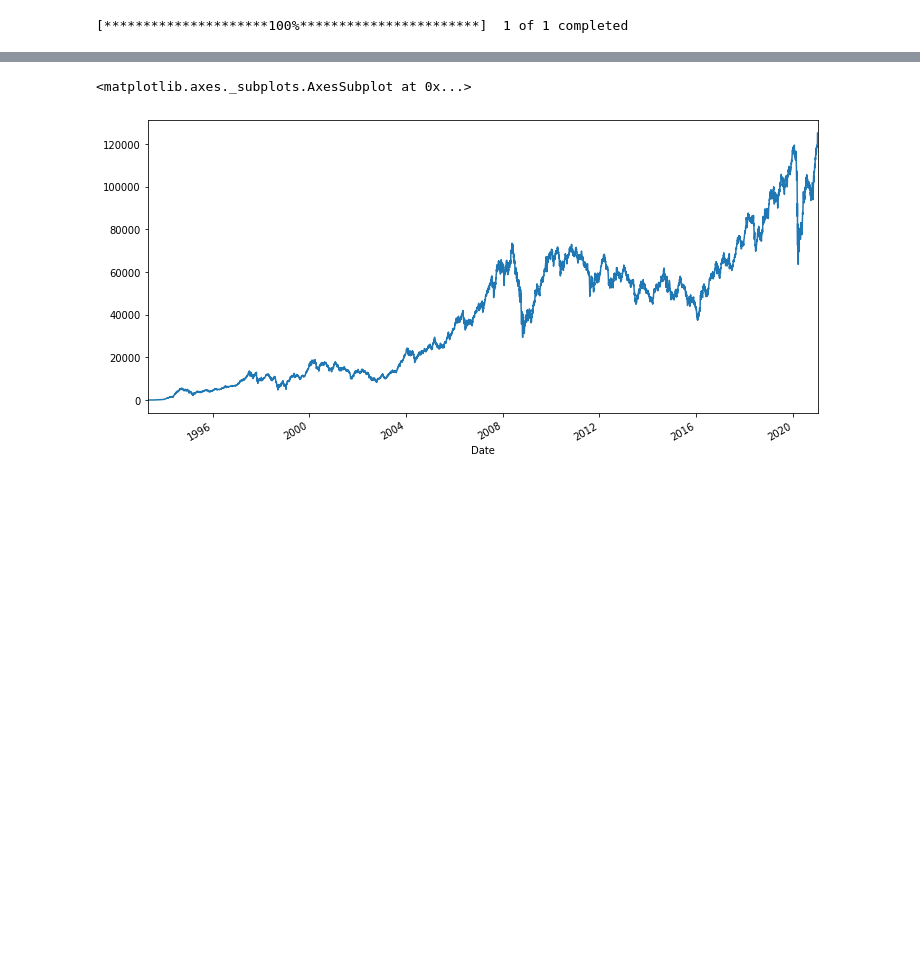
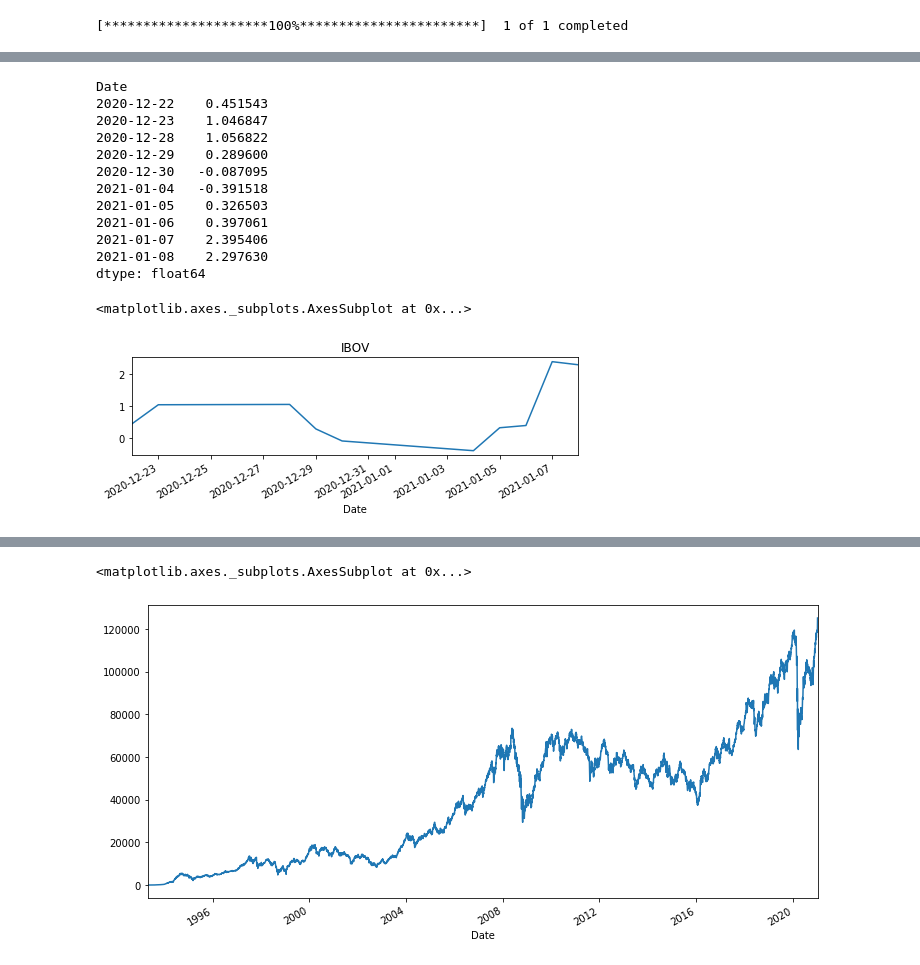
Before and after one commit to kioolz/Kioolz-World, a Jupyter notebook: IBOV.ipynb, the cells around one changed output, grey strips where cells are left out. Saved outputs shown, nothing was run; the diff lists cells and outputs as text; code cells hidden in the pictures; blank space fills up the shorter version.

```diff
--- a/IBOV.ipynb
+++ b/IBOV.ipynb
@@ -32,0 +29,21 @@ ibov.tail(5)
+# %%
+#2.1.2 - Podemos também usar a função lambda para plotar variações pontuais dentro do intervalo desejado
+pct_ibov = (ibov.Close/ibov.Open).apply(lambda x:x-1)*100
+display(pct_ibov.tail(10))
+#Por exemplo, observar graficamente os últimos 10 dias de variação do IBOV
+pct_ibov.tail(10).plot(figsize=(8,2),title = 'IBOV')
+# %% [output]
+Date
+2020-12-22    0.451543
+2020-12-23    1.046847
+2020-12-28    1.056822
+2020-12-29    0.289600
+2020-12-30   -0.087095
+2021-01-04   -0.391518
+2021-01-05    0.326503
+2021-01-06    0.397061
+2021-01-07    2.395406
+2021-01-08    2.297630
+dtype: float64
+<matplotlib.axes._subplots.AxesSubplot at 0x...>
+[figure, added]
```
Also changed, not shown: parts of 39 cells of this notebook.
